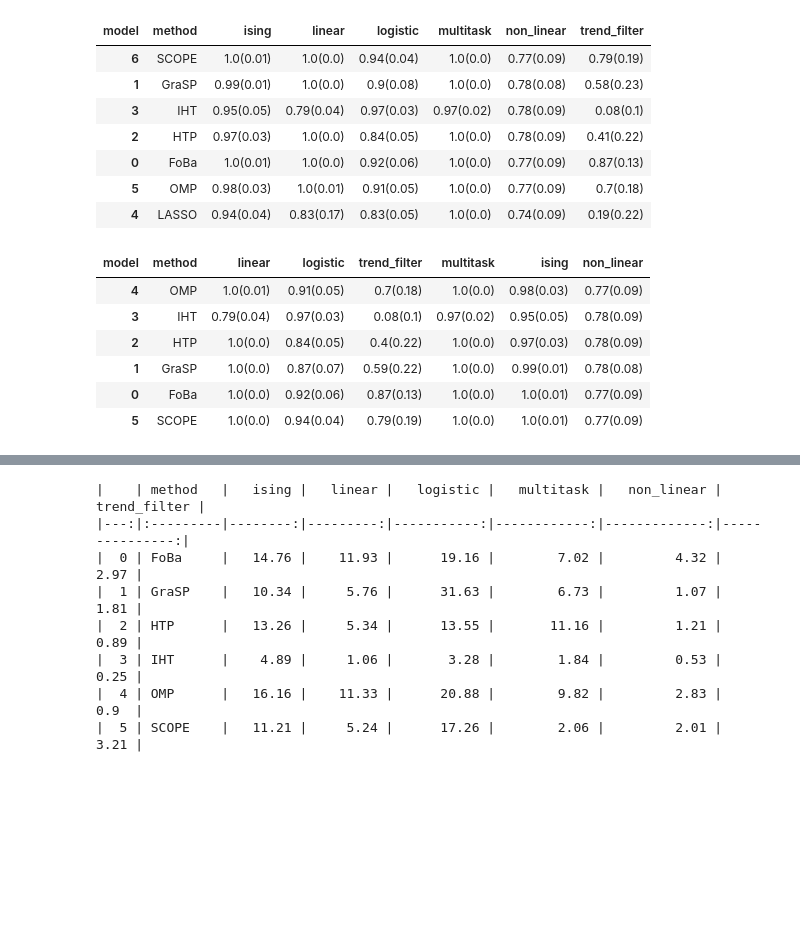
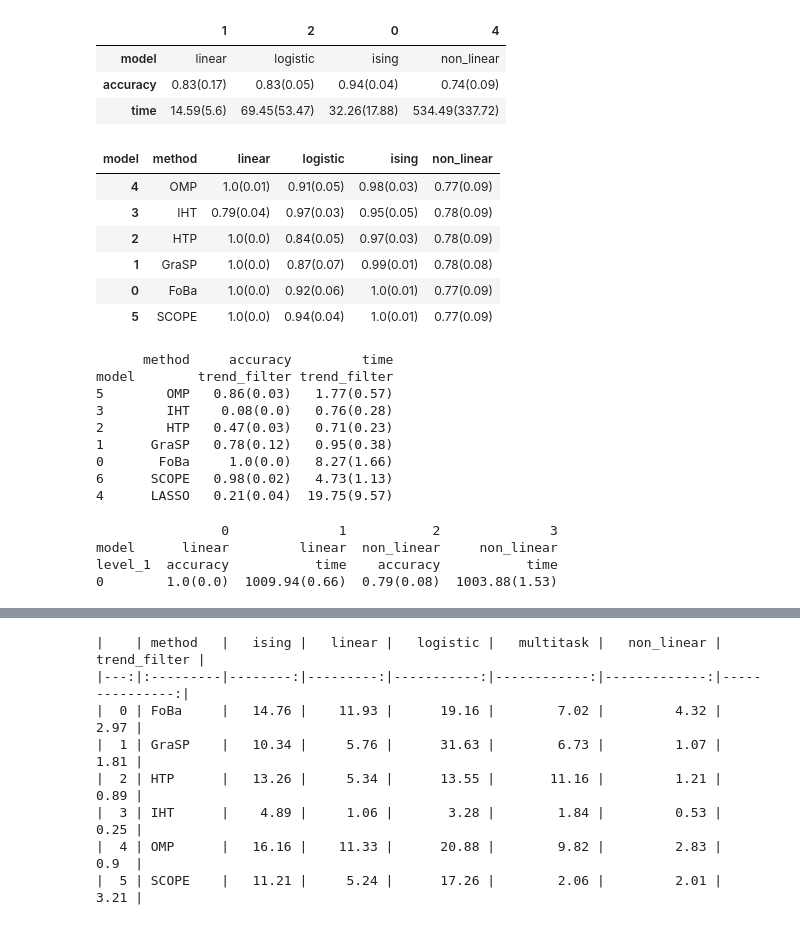
Before and after one commit to bbayukari/splicing-universal-experiment, a Jupyter notebook: skscope_result_new/plot.ipynb, the cells around one changed output, grey strips where cells are left out. Drawn from its saved outputs; the diff is of its cells as text; code cells hidden in the pictures; blank space fills up the shorter version.

```diff
--- a/skscope_result_new/plot.ipynb
+++ b/skscope_result_new/plot.ipynb
@@ -4,32 +4,53 @@
 import pandas as pd
 import matplotlib.pyplot as plt
 import numpy as np
+# %%
+df = pd.read_csv("skscope_experiment_lasso.csv")
+
+df[df["method"] == "LASSO"].groupby("model")[["accuracy", "time"]].agg(
+    lambda x: str(x.mean().round(2)) + "(" + str(x.std().round(2)) + ")"
+).reset_index().transpose().iloc[:, [1,2,0,4]]
+# %% [output]
+|  | 1 | 2 | 0 | 4 |
+| model | linear | logistic | ising | non_linear |
+| accuracy | 0.83(0.17) | 0.83(0.05) | 0.94(0.04) | 0.74(0.09) |
+| time | 14.59(5.6) | 69.45(53.47) | 32.26(17.88) | 534.49(337.72) |
+# %%
+df = pd.read_csv("skscope_experiment_jit.csv")
+df[df.jit == True].groupby(['method', 'model'])['accuracy'].apply(
+    lambda x: str(x.mean().round(2)) + "(" + str(x.std().round(2)) + ")"
+).unstack().reset_index().iloc[[4,3,2,1,0,5], [0,2,3,1,5]]
+# %% [output]
+| model | method | linear | logistic | ising | non_linear |
+| 4 | OMP | 1.0(0.01) | 0.91(0.05) | 0.98(0.03) | 0.77(0.09) |
+| 3 | IHT | 0.79(0.04) | 0.97(0.03) | 0.95(0.05) | 0.78(0.09) |
+| 2 | HTP | 1.0(0.0) | 0.84(0.05) | 0.97(0.03) | 0.78(0.09) |
+| 1 | GraSP | 1.0(0.0) | 0.87(0.07) | 0.99(0.01) | 0.78(0.08) |
+| 0 | FoBa | 1.0(0.0) | 0.92(0.06) | 1.0(0.01) | 0.77(0.09) |
+| 5 | SCOPE | 1.0(0.0) | 0.94(0.04) | 1.0(0.01) | 0.77(0.09) |
 # %%
-df = pd.read_csv("skscope_experiment-3.csv")
-
-df.groupby(['method', 'model'])['accuracy'].apply(
+df = pd.read_csv("skscope_experiment_trend_filter.csv")
+print(df.groupby(['method', 'model'])[["accuracy", "time"]].agg(
     lambda x: str(x.mean().round(2)) + "(" + str(x.std().round(2)) + ")"
-).unstack().reset_index().iloc[[6,1,3,2,0,5,4]]
+).unstack().reset_index().iloc[[5,3,2,1,0,6,4]])
 # %% [output]
-| model | method | ising | linear | logistic | multitask | non_linear | trend_filter |
-| 6 | SCOPE | 1.0(0.01) | 1.0(0.0) | 0.94(0.04) | 1.0(0.0) | 0.77(0.09) | 0.79(0.19) |
-| 1 | GraSP | 0.99(0.01) | 1.0(0.0) | 0.9(0.08) | 1.0(0.0) | 0.78(0.08) | 0.58(0.23) |
-| 3 | IHT | 0.95(0.05) | 0.79(0.04) | 0.97(0.03) | 0.97(0.02) | 0.78(0.09) | 0.08(0.1) |
-| 2 | HTP | 0.97(0.03) | 1.0(0.0) | 0.84(0.05) | 1.0(0.0) | 0.78(0.09) | 0.41(0.22) |
-| 0 | FoBa | 1.0(0.01) | 1.0(0.0) | 0.92(0.06) | 1.0(0.0) | 0.77(0.09) | 0.87(0.13) |
-| 5 | OMP | 0.98(0.03) | 1.0(0.01) | 0.91(0.05) | 1.0(0.0) | 0.77(0.09) | 0.7(0.18) |
-| 4 | LASSO | 0.94(0.04) | 0.83(0.17) | 0.83(0.05) | 1.0(0.0) | 0.74(0.09) | 0.19(0.22) |
+      method     accuracy         time
+model        trend_filter trend_filter
+5        OMP   0.86(0.03)   1.77(0.57)
+3        IHT    0.08(0.0)   0.76(0.28)
+2        HTP   0.47(0.03)   0.71(0.23)
+1      GraSP   0.78(0.12)   0.95(0.38)
+0       FoBa     1.0(0.0)   8.27(1.66)
+6      SCOPE   0.98(0.02)   4.73(1.13)
+4      LASSO   0.21(0.04)  19.75(9.57)
 # %%
-df = pd.read_csv("skscope_experiment_jit.csv")
-df[df.jit == True].groupby(['method', 'model'])['accuracy'].apply(
+df = pd.read_csv("gurobi_experiment-1.csv")
+print(df.groupby(['model'])[["accuracy", "time"]].agg(
     lambda x: str(x.mean().round(2)) + "(" + str(x.std().round(2)) + ")"
-).unstack().reset_index().iloc[[4,3,2,1,0,5], [0,2,3,6,4,1,5]]
+).stack().reset_index().transpose())
 # %% [output]
-| model | method | linear | logistic | trend_filter | multitask | ising | non_linear |
-| 4 | OMP | 1.0(0.01) | 0.91(0.05) | 0.7(0.18) | 1.0(0.0) | 0.98(0.03) | 0.77(0.09) |
-| 3 | IHT | 0.79(0.04) | 0.97(0.03) | 0.08(0.1) | 0.97(0.02) | 0.95(0.05) | 0.78(0.09) |
-| 2 | HTP | 1.0(0.0) | 0.84(0.05) | 0.4(0.22) | 1.0(0.0) | 0.97(0.03) | 0.78(0.09) |
-| 1 | GraSP | 1.0(0.0) | 0.87(0.07) | 0.59(0.22) | 1.0(0.0) | 0.99(0.01) | 0.78(0.08) |
-| 0 | FoBa | 1.0(0.0) | 0.92(0.06) | 0.87(0.13) | 1.0(0.0) | 1.0(0.01) | 0.77(0.09) |
-| 5 | SCOPE | 1.0(0.0) | 0.94(0.04) | 0.79(0.19) | 1.0(0.0) | 1.0(0.01) | 0.77(0.09) |
+                0              1           2              3
+model      linear         linear  non_linear     non_linear
+level_1  accuracy           time    accuracy           time
+0        1.0(0.0)  1009.94(0.66)  0.79(0.08)  1003.88(1.53)
 # %%
```
Also changed, not shown: parts of 1 cell of this notebook, 47 other files.
